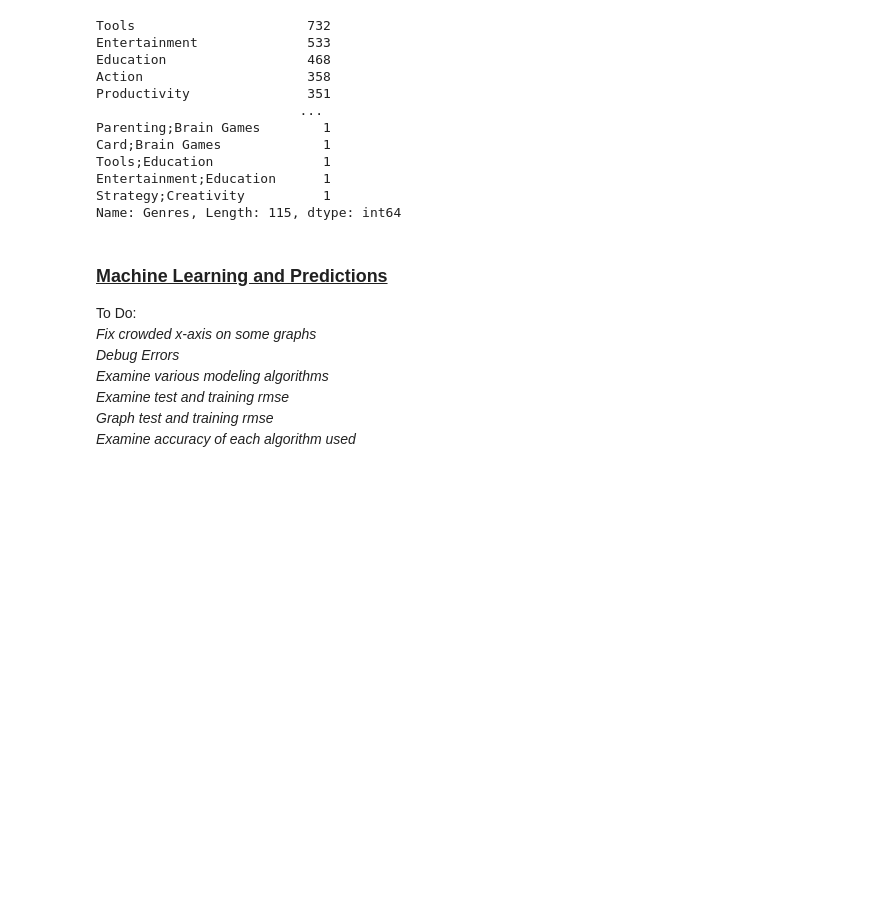
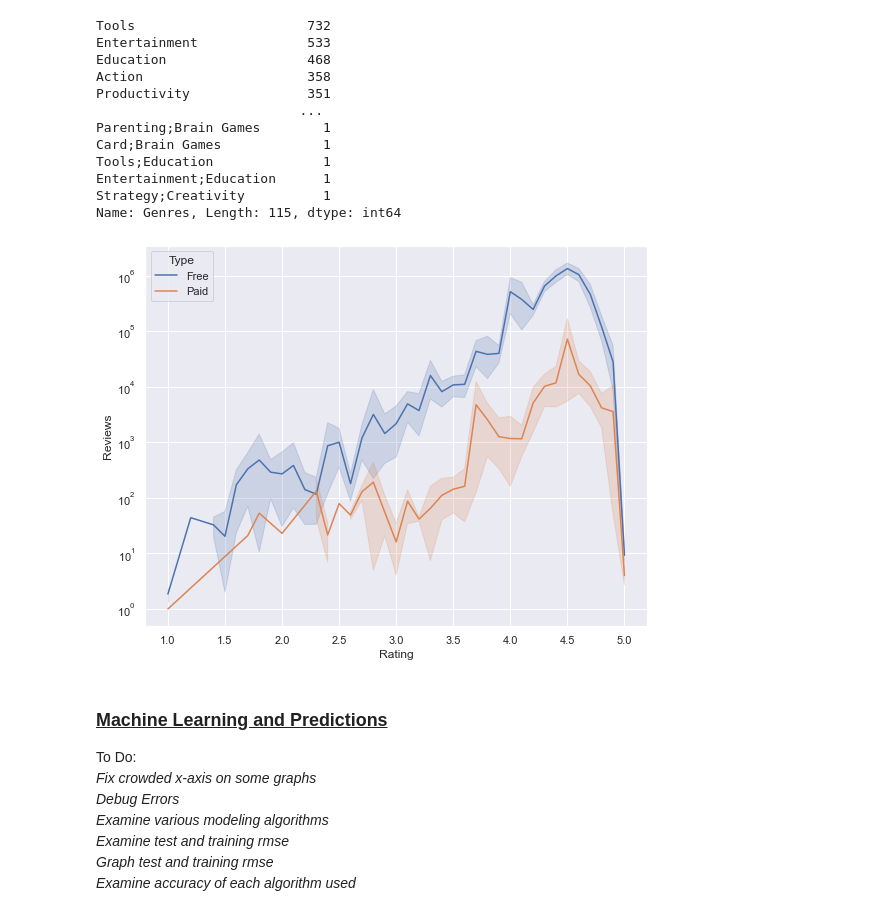
Before and after one commit to bryanaguiar/Data-Science-Group-Project, a Jupyter notebook: Playstore_Analysis_Data_Clean_Up.ipynb, the cells around one changed output. Saved outputs shown, nothing was run; the diff lists cells and outputs as text; code cells hidden in the pictures; blank space fills up the shorter version.

```diff
--- a/Playstore_Analysis_Data_Clean_Up.ipynb
+++ b/Playstore_Analysis_Data_Clean_Up.ipynb
@@ -295,6 +320,12 @@ Tools;Education              1
 Entertainment;Education      1
 Strategy;Creativity          1
 Name: Genres, Length: 115, dtype: int64
+# %%
+#lineplot of reviews to rating
+sns.lineplot(data=df, x='Rating', y='Reviews', hue='Type')
+plt.yscale('log')
+# %% [output]
+[figure, added]
 # %% [markdown]
 <h3><u> Machine Learning and Predictions </u></h3>
 <p> To Do:<br>
```
Also changed, not shown: parts of 11 cells of this notebook.
